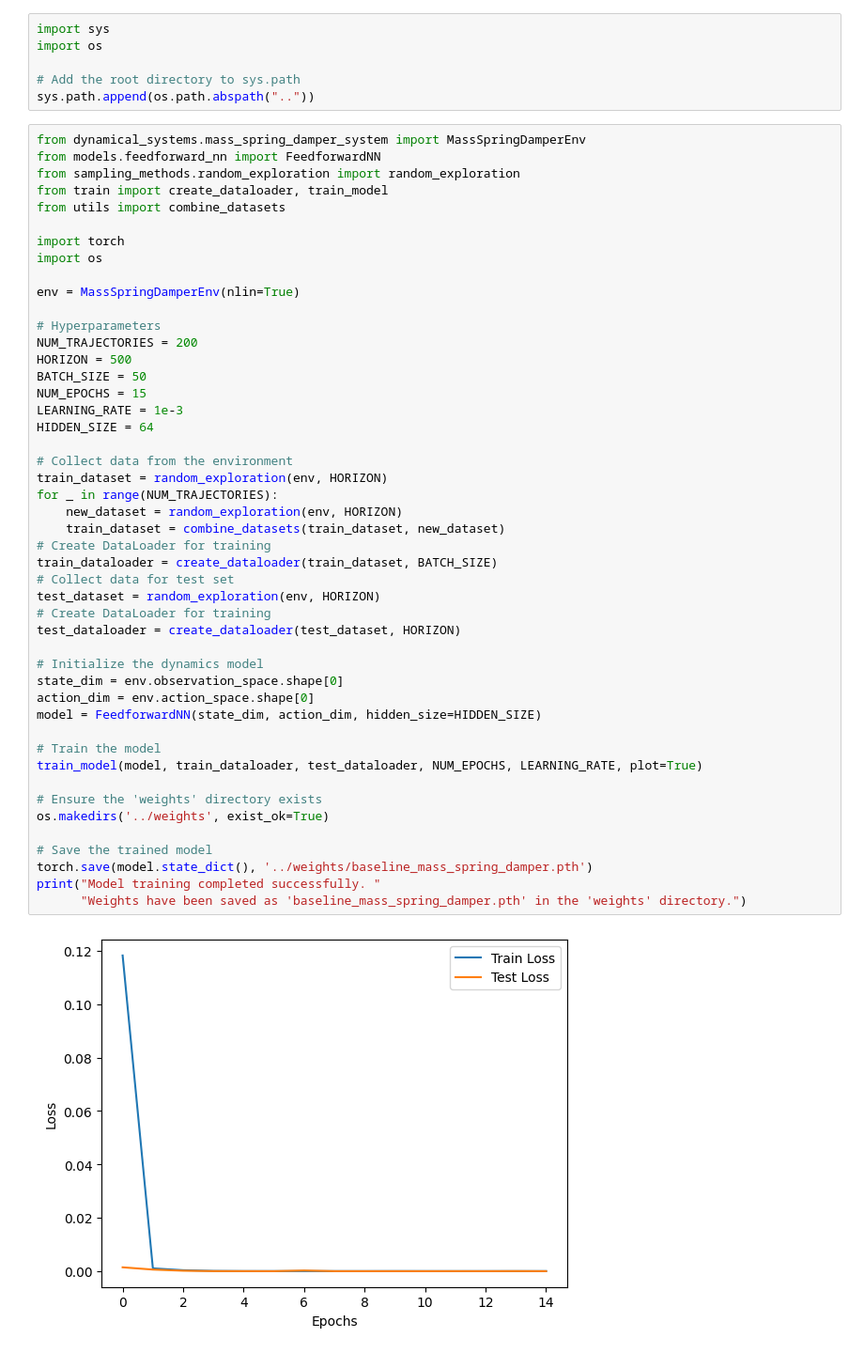
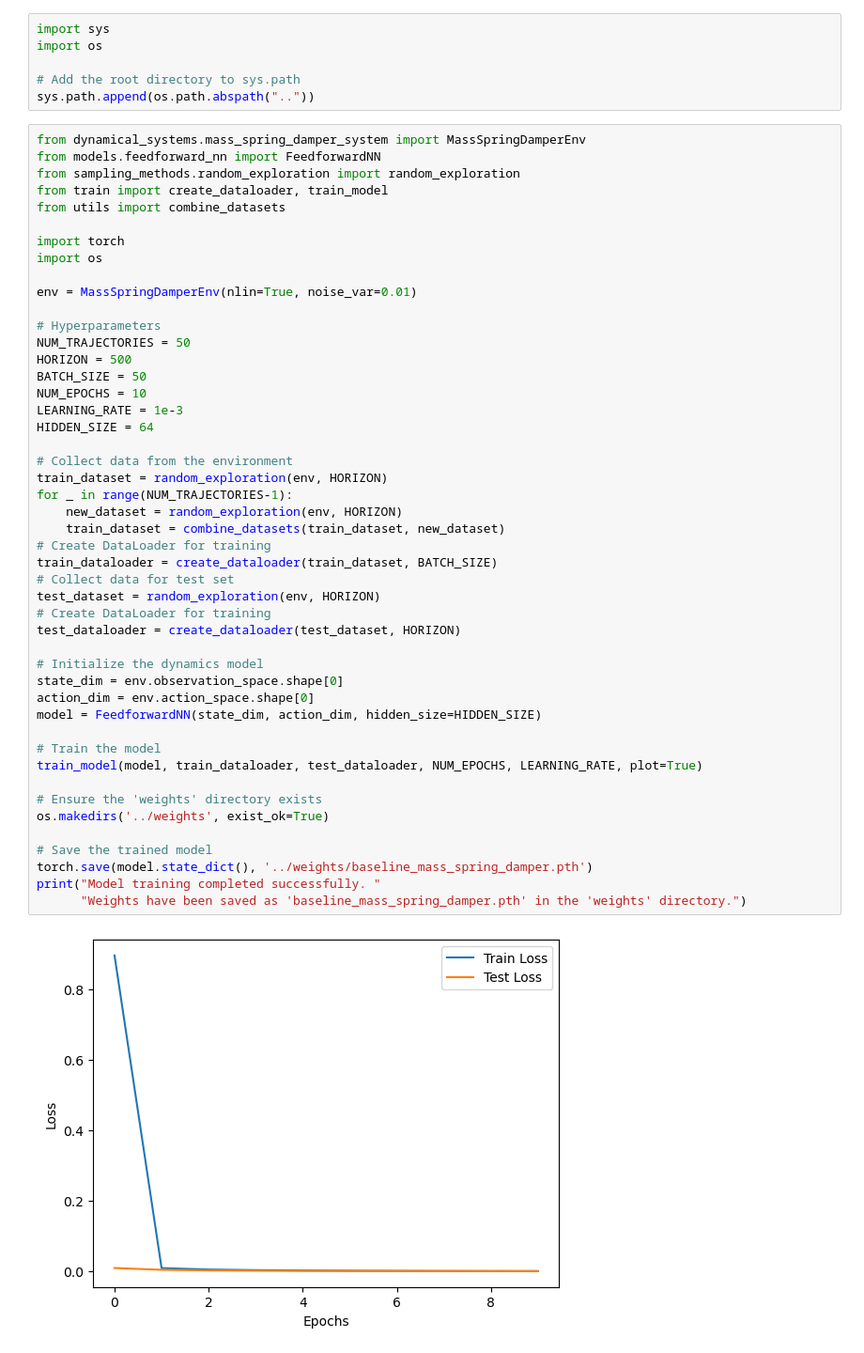
Before and after one commit to bensturgis/tum-adlr-10, a Jupyter notebook: experiments/train_mass_spring_damper.ipynb, the cells around one changed output. Shown: that part at 94% size. Saved outputs shown, nothing was run; the diff lists cells and outputs as text.

```diff
--- a/experiments/train_mass_spring_damper.ipynb
+++ b/experiments/train_mass_spring_damper.ipynb
@@ -14,45 +14,45 @@ from utils import combine_datasets
 import torch
 import os
 
-env = MassSpringDamperEnv(nlin=True)
+env = MassSpringDamperEnv(nlin=True, noise_var=0.01)
 
 # Hyperparameters
-NUM_TRAJECTORIES = 200
+NUM_TRAJECTORIES = 50
 HORIZON = 500
 BATCH_SIZE = 50
-NUM_EPOCHS = 15
+NUM_EPOCHS = 10
 LEARNING_RATE = 1e-3
 HIDDEN_SIZE = 64
 
 # Collect data from the environment
 train_dataset = random_exploration(env, HORIZON)
-for _ in range(NUM_TRAJECTORIES):
+for _ in range(NUM_TRAJECTORIES-1):
     new_dataset = random_exploration(env, HORIZON)
     train_dataset = combine_datasets(train_dataset, new_dataset)
 # Create DataLoader for training
 train_dataloader = create_dataloader(train_dataset, BATCH_SIZE)
 # Collect data for test set
 test_dataset = random_exploration(env, HORIZON)
 # Create DataLoader for training
 test_dataloader = create_dataloader(test_dataset, HORIZON)
 
 # Initialize the dynamics model
 state_dim = env.observation_space.shape[0]
 action_dim = env.action_space.shape[0]
 model = FeedforwardNN(state_dim, action_dim, hidden_size=HIDDEN_SIZE)
 
 # Train the model
 train_model(model, train_dataloader, test_dataloader, NUM_EPOCHS, LEARNING_RATE, plot=True)
 
 # Ensure the 'weights' directory exists
 os.makedirs('../weights', exist_ok=True)
 
 # Save the trained model
 torch.save(model.state_dict(), '../weights/baseline_mass_spring_damper.pth')
 print("Model training completed successfully. "
       "Weights have been saved as 'baseline_mass_spring_damper.pth' in the 'weights' directory.")
 # %% [output]
-[figure, old version]
+[figure, new version]
 Model training completed successfully. Weights have been saved as 'baseline_mass_spring_damper.pth' in the 'weights' directory.
 # %%
 # test model
```
Also changed, not shown: parts of 3 cells of this notebook, 3 other files.
